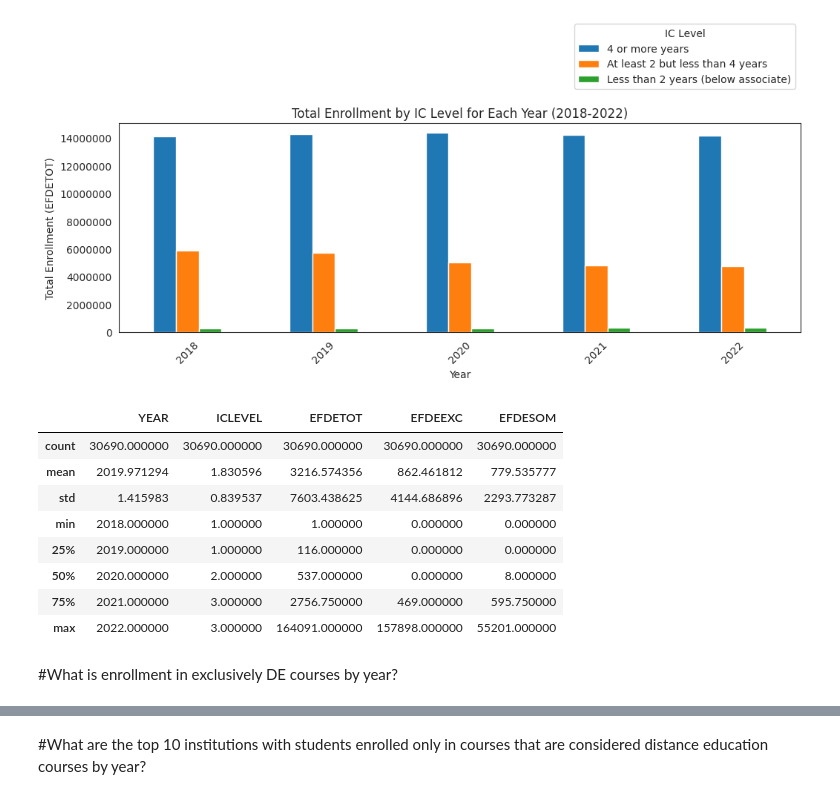
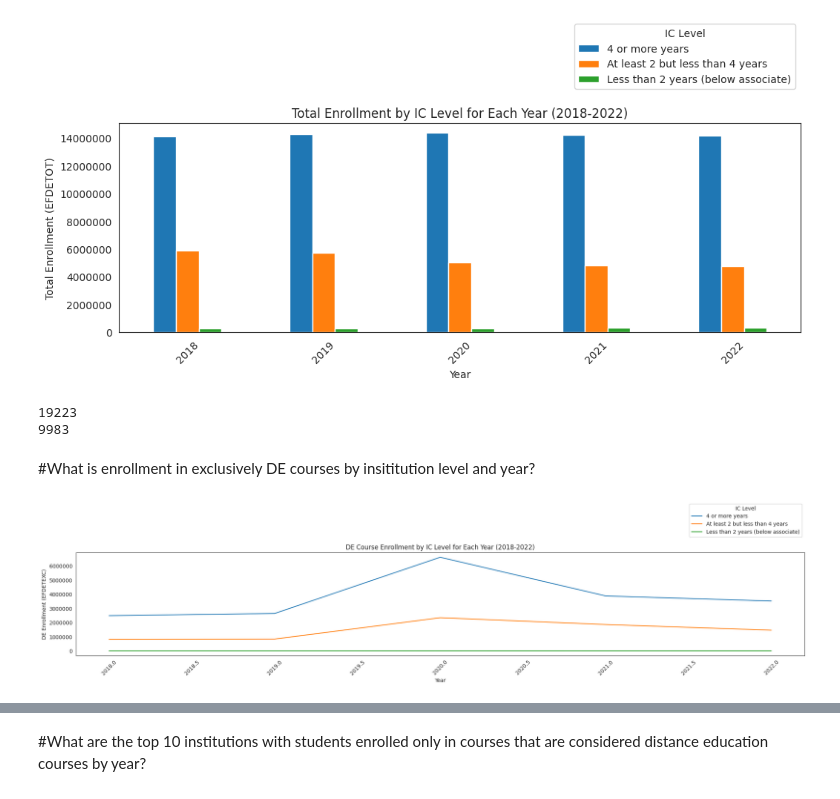
Before and after one commit to katyk20/distance-education-highered, a Jupyter notebook: Notebooks/EDA.ipynb, the cells around one changed output, grey strips where cells are left out. Cells and saved outputs as stored; diff of their text form; code cells hidden in the pictures.

```diff
--- a/Notebooks/EDA.ipynb
+++ b/Notebooks/EDA.ipynb
@@ -134,15 +134,15 @@ plt.show()
 # %% [output]
 <Figure size 1000x600 with 0 Axes>
 [figure]
-# %%
-ic_data.describe()
-# %% [output]
-|  | YEAR | ICLEVEL | EFDETOT | EFDEEXC | EFDESOM |
-| count | 30690.000000 | 30690.000000 | 30690.000000 | 30690.000000 | 30690.000000 |
-| mean | 2019.971294 | 1.830596 | 3216.574356 | 862.461812 | 779.535777 |
-| std | 1.415983 | 0.839537 | 7603.438625 | 4144.686896 | 2293.773287 |
-| min | 2018.000000 | 1.000000 | 1.000000 | 0.000000 | 0.000000 |
-| 25% | 2019.000000 | 1.000000 | 116.000000 | 0.000000 | 0.000000 |
-| 50% | 2020.000000 | 2.000000 | 537.000000 | 0.000000 | 8.000000 |
-| 75% | 2021.000000 | 3.000000 | 2756.750000 | 469.000000 | 595.750000 |
-| max | 2022.000000 | 3.000000 | 164091.000000 | 157898.000000 | 55201.000000 |
+# %%
+
+ic_3 = ic_data[(ic_data['ICLEVEL'] == 3) & (ic_data['EFDEEXC'] >0) ]
+# ic_3.describe()
+total_EFDEEXCsum = ic_3['EFDEEXC'].sum() #19223
+print (total_EFDEEXCsum)
+
+total_EFDESOMsum = ic_3['EFDESOM'].sum() #9983
+print (total_EFDESOMsum)
+# %% [output]
+19223
+9983
@@ -149,3 +152,33 @@ ic_data.describe()
 # %% [markdown]
-#What is enrollment in exclusively DE courses by year?
+#What is enrollment in exclusively DE courses by insititution level and year?
+# %%
+# Group data by 'YEAR' and 'ICLEVEL' and calculate the sum of 'EFDEEXC' for each group
+ic_data_grouped = ic_data.groupby(['YEAR', 'ICLEVEL'])['EFDEEXC'].sum().unstack()
+
+# Plotting
+plt.figure(figsize=(20,6))
+
+# Plot lines for each IC Level
+for ic_level in ic_data_grouped.columns:
+    plt.plot(ic_data_grouped.index, ic_data_grouped[ic_level], label=legend_labels.get(ic_level, ic_level))
+
+plt.xlabel('Year')
+plt.ylabel('DE Enrollment (EFDETEXC)')
+plt.title('DE Course Enrollment by IC Level for Each Year (2018-2022)')
+
+# Customize legend
+plt.legend(title='IC Level', loc='upper right', bbox_to_anchor=(1, 1.5))
+
+plt.xticks(rotation=45)  # Rotate x-axis labels for better readability
+
+
+
+plt.tight_layout()
+
+# Disable scientific notation on y-axis
+plt.gca().get_yaxis().get_major_formatter().set_scientific(False)
+
+plt.show()
+# %% [output]
+[figure, added]
 # %%
```
Also changed, not shown: parts of 9 cells of this notebook.
